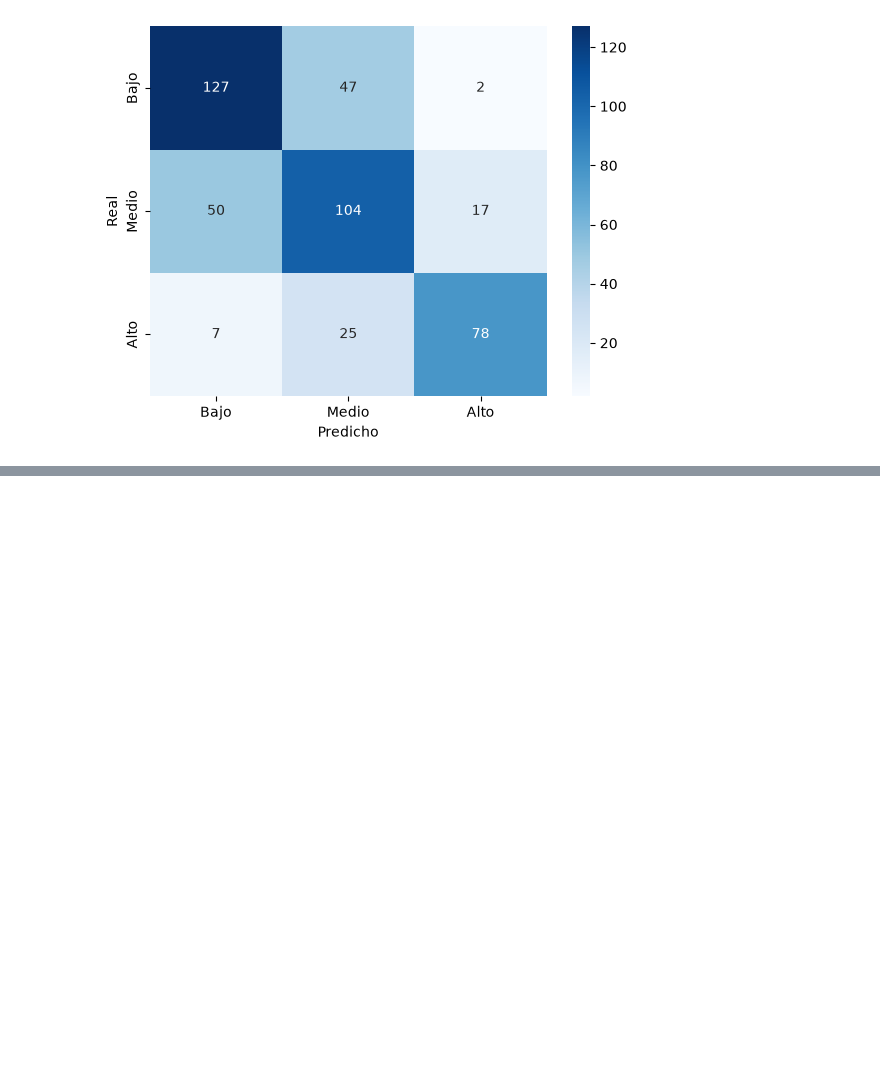
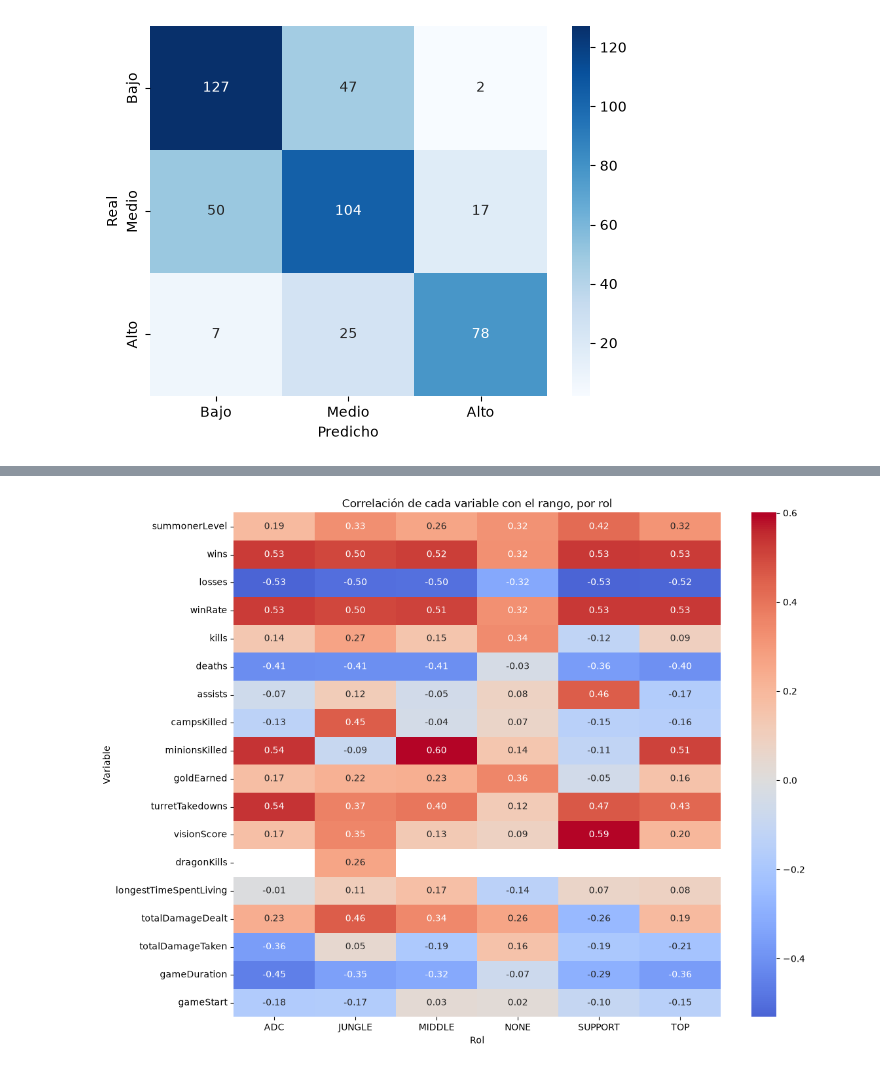
Before and after one commit to JuanjoLT/introIA-proyecto1, a Jupyter notebook: main.ipynb, the cells around one changed output, grey strips where cells are left out. Cells and saved outputs as stored; diff of their text form; code cells hidden in the pictures; blank space fills up the shorter version.

```diff
--- a/main.ipynb
+++ b/main.ipynb
@@ -396,0 +535,20 @@ Se aprecia una mejora notable de resultados, lo cual tiende a predecir en que gr
+# %%
+# Correlación de cada variable con rank_encoded, calculada por separado para cada rol
+num_cols = df_rol.select_dtypes("number").columns.drop("rank_encoded")
+
+corr_por_rol = {}
+with warnings.catch_warnings():
+    warnings.simplefilter("ignore")  # ignora vars de varianza cero (ej. dragonKills en algún rol)
+    for rol, g in df_rol.groupby("prefLane"):
+        corr_por_rol[rol] = g[num_cols].corrwith(g["rank_encoded"])
+
+corr_df = pd.DataFrame(corr_por_rol)
+
+plt.figure(figsize=(12, 10))
+sns.heatmap(corr_df, annot=True, fmt=".2f", cmap="coolwarm", center=0)
+plt.title("Correlación de cada variable con el rango, por rol")
+plt.xlabel("Rol")
+plt.ylabel("Variable")
+plt.show()
+# %% [output]
+[figure, added]
```
Also changed, not shown: parts of 13 cells of this notebook.
